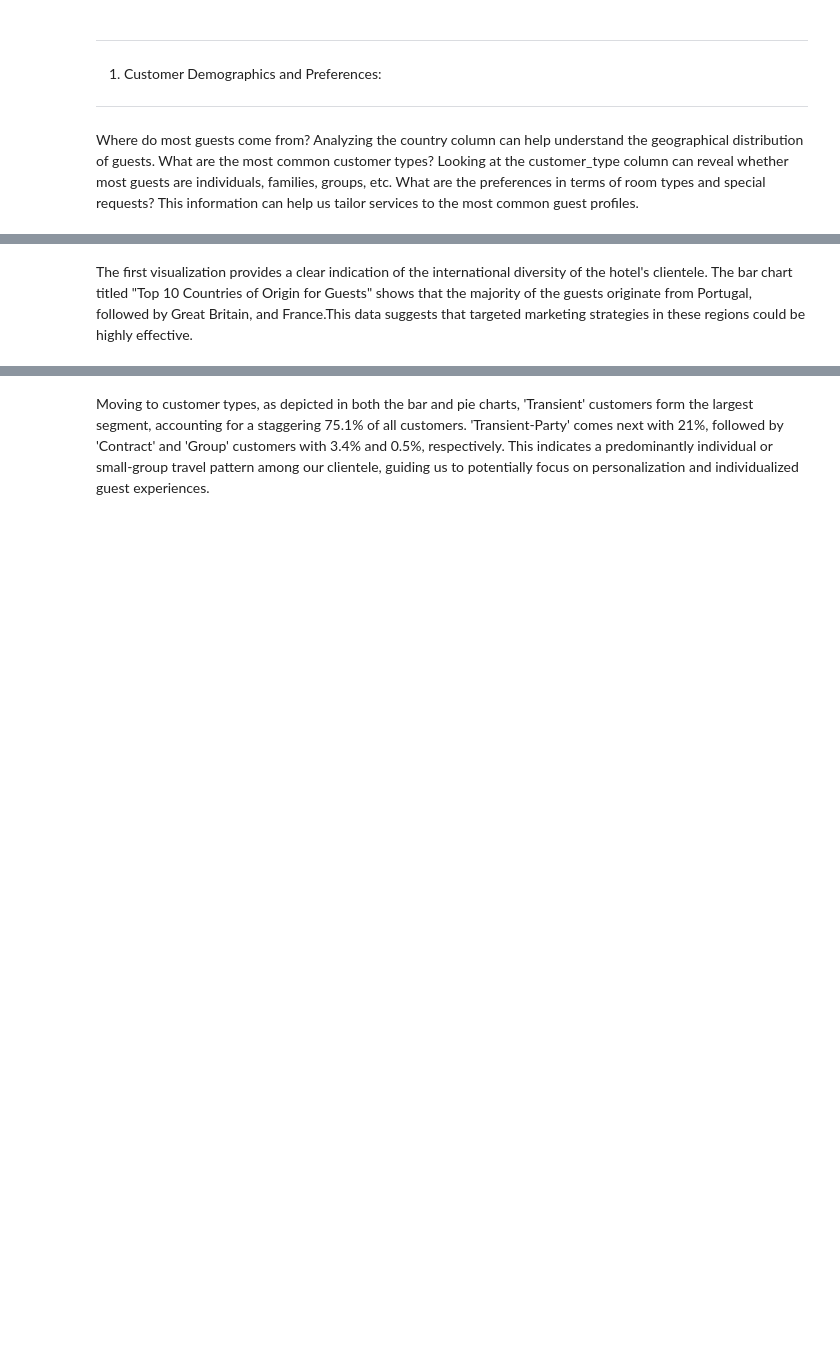
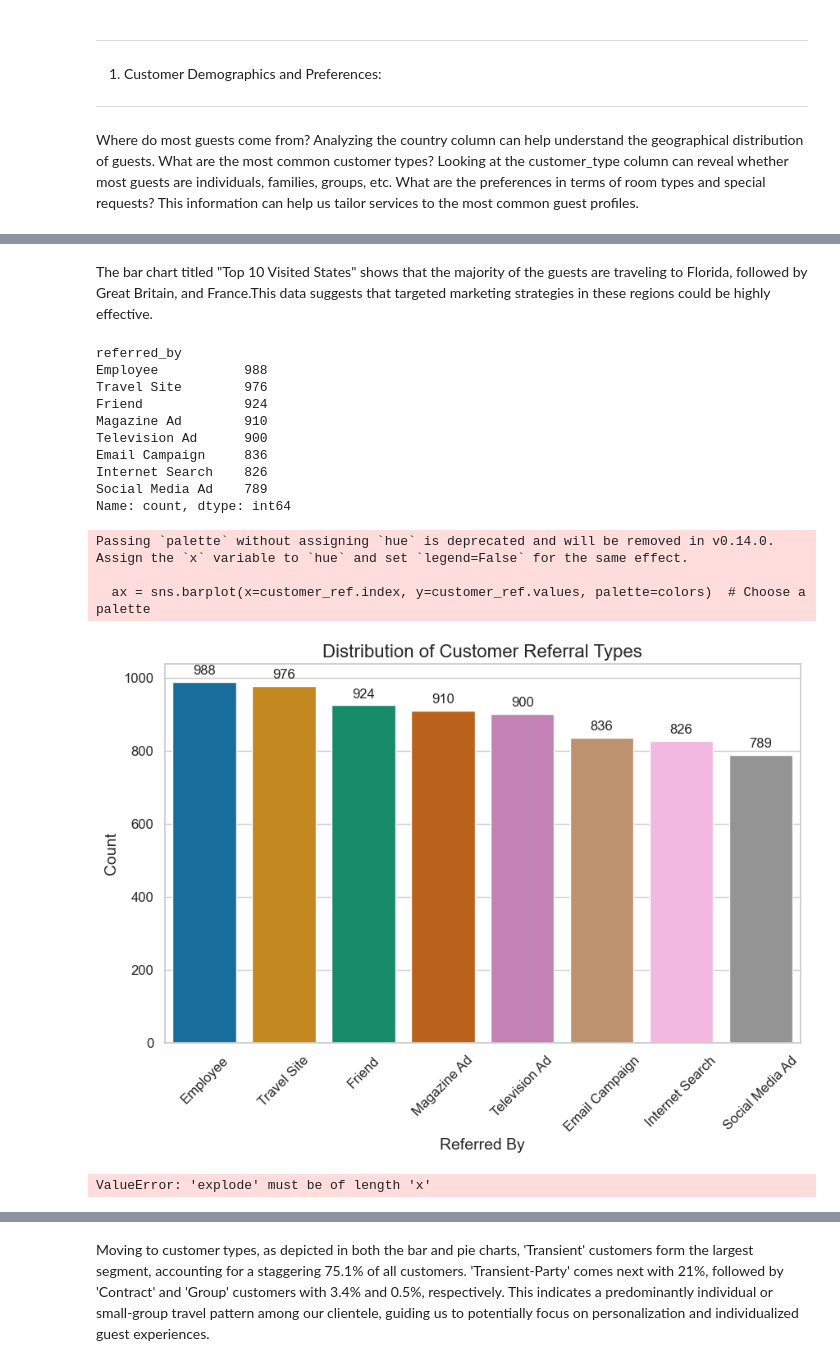
Before and after one commit to Tina-Sterite/Hotel-Analysis-with-Python, a Jupyter notebook: Hotel Booking Analysis.ipynb, the cells around one changed output, grey strips where cells are left out. Cells and saved outputs as stored; diff of their text form; code cells hidden in the pictures; blank space fills up the shorter version.

```diff
--- a/Hotel Booking Analysis.ipynb
+++ b/Hotel Booking Analysis.ipynb
@@ -197,10 +316,10 @@ plt.show()
 # %% [markdown]
-The first visualization provides a clear indication of the international diversity of the hotel's clientele. The bar chart titled "Top 10 Countries of Origin for Guests" shows that the majority of the guests originate from Portugal, followed by Great Britain, and France.This data suggests that targeted marketing strategies in these regions could be highly effective.
+The bar chart titled "Top 10 Visited States" shows that the majority of the guests are traveling to Florida, followed by Great Britain, and France.This data suggests that targeted marketing strategies in these regions could be highly effective.
 # %%
-# Common Customer Type
+# Common Customer Referred by
 
-customer_types = hotel_booking_df['customer_type'].value_counts()
-print(customer_types)
+customer_ref = hotel_booking_df['referred_by'].value_counts()
+print(customer_ref)
 
 import seaborn as sns
 import matplotlib.pyplot as plt
@@ -210,45 +329,63 @@ sns.set(style="whitegrid")
 
 # Plotting
 plt.figure(figsize=(10, 6))  # Set the figure size
-customer_types = hotel_booking_df['customer_type'].value_counts()
-ax = sns.barplot(x=customer_types.index, y=customer_types.values, palette='viridis')  # Choose a palette
+customer_ref = hotel_booking_df['referred_by'].value_counts()
+colors = sns.color_palette('colorblind', len(customer_ref))
+ax = sns.barplot(x=customer_ref.index, y=customer_ref.values, palette=colors)  # Choose a palette
 
 # Adding annotations
 for p in ax.patches:
     ax.annotate(format(p.get_height(), '.0f'),
                 (p.get_x() + p.get_width() / 2., p.get_height()),
                 ha = 'center', va = 'center',
                 xytext = (0, 10),
                 textcoords = 'offset points')
 
 # Customizing fonts and labels
-plt.title('Distribution of Customer Types', fontsize=16)
-plt.xlabel('Customer Type', fontsize=14)
+plt.title('Distribution of Customer Referral Types', fontsize=16)
+plt.xlabel('Referred By', fontsize=14)
 plt.ylabel('Count', fontsize=14)
 plt.xticks(rotation=45, fontsize=12)  # Rotate x-axis labels for better readability
 plt.yticks(fontsize=12)
 
 # Show the plot
 plt.show()
 
 import matplotlib.pyplot as plt
 
 # Counting the customer types
-customer_types = hotel_booking_df['customer_type'].value_counts()
+customer_ref = hotel_booking_df['referred_by'].value_counts()
 
 
 
 # Pie Chart to see customer distribution
 explode = (0.1, 0, 0, 0)  # Explode the largest segment
-colors = ['#ff9999','#66b3ff','#99ff99','#ffcc99']  # Custom color palette
+colors = sns.color_palette('colorblind', len(customer_ref))
+#colors = ['#ff9999','#66b3ff','#99ff99','#ffcc99']  # Custom color palette
 plt.figure(figsize=(10, 8))
-plt.pie(customer_types, labels=customer_types.index, autopct='%1.1f%%', startangle=140,
+plt.pie(customer_ref, labels=customer_ref.index, autopct='%1.1f%%', startangle=140,
         explode=explode, colors=colors, shadow=True)
 
 # Enhancing readability
-plt.title('Distribution of Customer Types', fontsize=18)
-plt.legend(customer_types.index, loc="best", fontsize=12)
+plt.title('Distribution of Customer Referral Types', fontsize=18)
+plt.legend(customer_ref.index, loc="best", fontsize=12)
 plt.axis('equal')  # Equal aspect ratio ensures the pie chart is circular
 
 # Show the plot
 plt.show()
+# %% [output]
+referred_by
+Employee           988
+Travel Site        976
+Friend             924
+Magazine Ad        910
+Television Ad      900
+Email Campaign     836
+Internet Search    826
+Social Media Ad    789
+Name: count, dtype: int64
+Passing `palette` without assigning `hue` is deprecated and will be removed in v0.14.0. Assign the `x` variable to `hue` and set `legend=False` for the same effect.
+
+  ax = sns.barplot(x=customer_ref.index, y=customer_ref.values, palette=colors)  # Choose a palette
+[figure, added]
+ValueError: 'explode' must be of length 'x'
```
Also changed, not shown: parts of 12 cells of this notebook, 2 other files.
